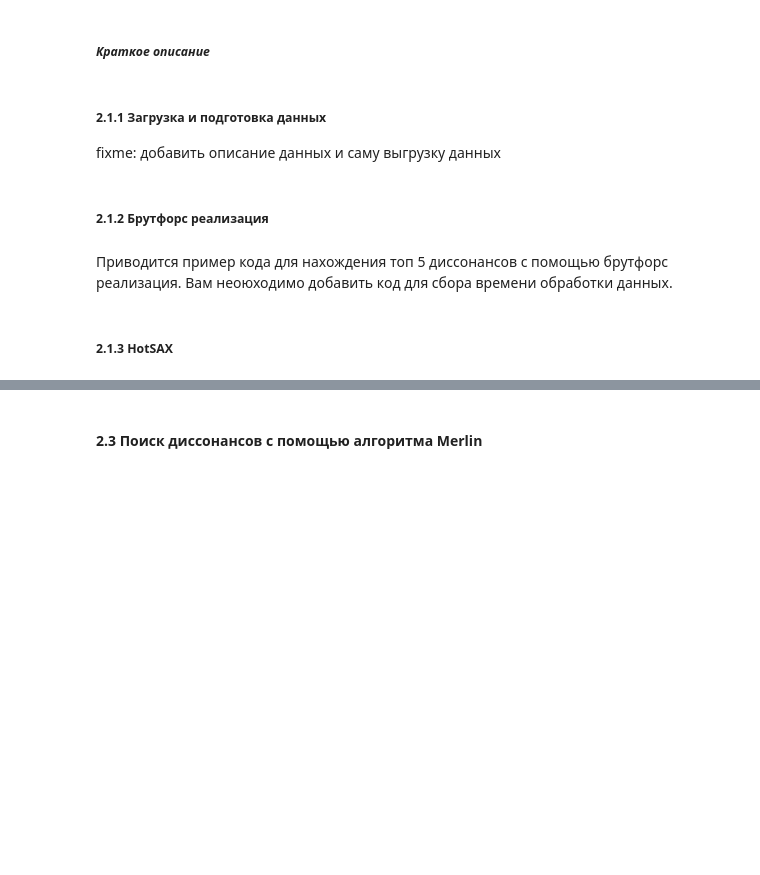
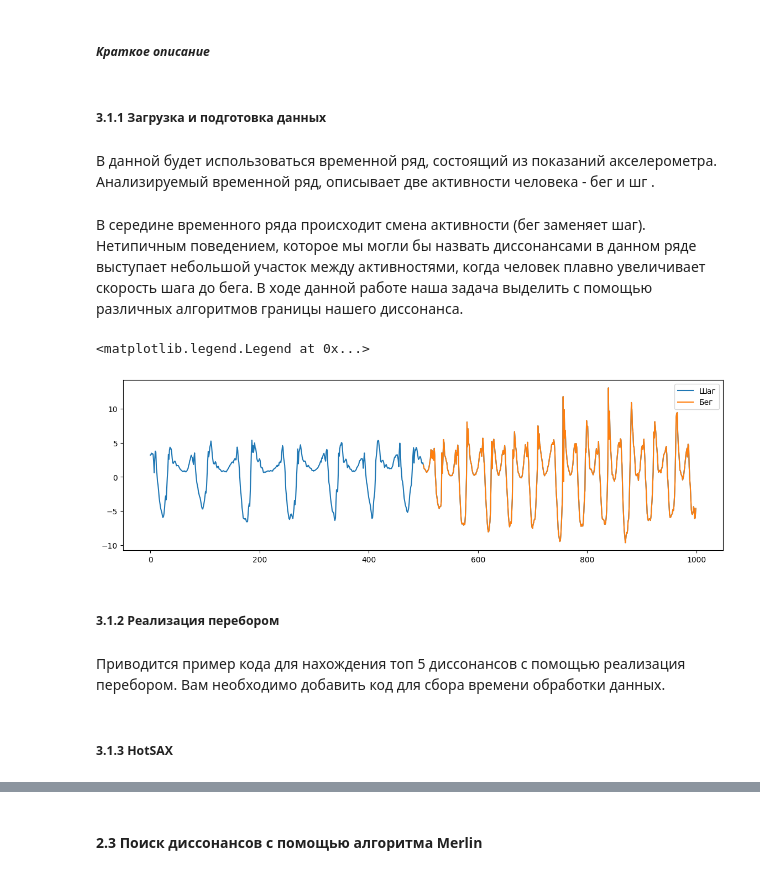
Before and after one commit to MrRivey/2023-Romanov-TimeSeriesCourse, a Jupyter notebook: practice/03 Discords/03 Discords.ipynb, the cells around one changed output, grey strips where cells are left out. Cells and saved outputs as stored; diff of their text form; code cells hidden in the pictures; blank space fills up the shorter version.

```diff
--- a/practice/03 Discords/03 Discords.ipynb
+++ b/practice/03 Discords/03 Discords.ipynb
@@ -13,5 +27,8 @@
 # %% [markdown]
 ##### *Краткое описание*
 # %% [markdown]
-##### 2.1.1 Загрузка и подготовка данных
-fixme: добавить описание данных и саму выгрузку данных
+##### 3.1.1 Загрузка и подготовка данных
+# %% [markdown]
+В данной будет использоваться временной ряд, состоящий из показаний акселерометра.
+Анализируемый временной ряд, описывает две активности человека - бег и шг
+.
@@ -17,0 +42,15 @@ fixme: добавить описание данных и саму выгрузк
+# %%
+#fixme: Путь
+data_path = Path('dataset')/'walk_run.txt'
+data = np.loadtxt(data_path)[3000:4000]
+size_sub = 50
+# %% [markdown]
+В середине временного ряда происходит смена активности (бег заменяет шаг). Нетипичным поведением, которое мы могли бы назвать диссонансами в данном ряде выступает небольшой участок между активностями, когда человек плавно увеличивает скорость шага до бега. В ходе данной работе наша задача выделить с помощью различных алгоритмов границы нашего диссонанса.
+# %%
+fig, ax =  plt.subplots(figsize=(14,4),ncols=1,nrows=1)
+plt.plot(data[:],label='Шаг')
+plt.plot(np.arange(data.shape[0]//2,data.shape[0]),data[data.shape[0]//2:],label='Бег')
+plt.legend()
+# %% [output]
+<matplotlib.legend.Legend at 0x...>
+[figure, added]
@@ -18,5 +60,5 @@ fixme: добавить описание данных и саму выгрузк
 # %% [markdown]
-##### 2.1.2 Брутфорс реализация
+##### 3.1.2 Реализация перебором
 # %% [markdown]
-Приводится пример кода для нахождения топ 5 диссонансов с помощью брутфорс реализация.
-Вам неоюходимо добавить код для сбора времени обработки данных.
+Приводится пример кода для нахождения топ 5 диссонансов с помощью реализация перебором.
+Вам необходимо добавить код для сбора времени обработки данных.
@@ -23,3 +72,3 @@ fixme: добавить описание данных и саму выгрузк
 # %% [markdown]
-##### 2.1.3 HotSAX
+##### 3.1.3 HotSAX
 # %% [markdown]
```
Also changed, not shown: parts of 37 cells of this notebook, 3 other files.
